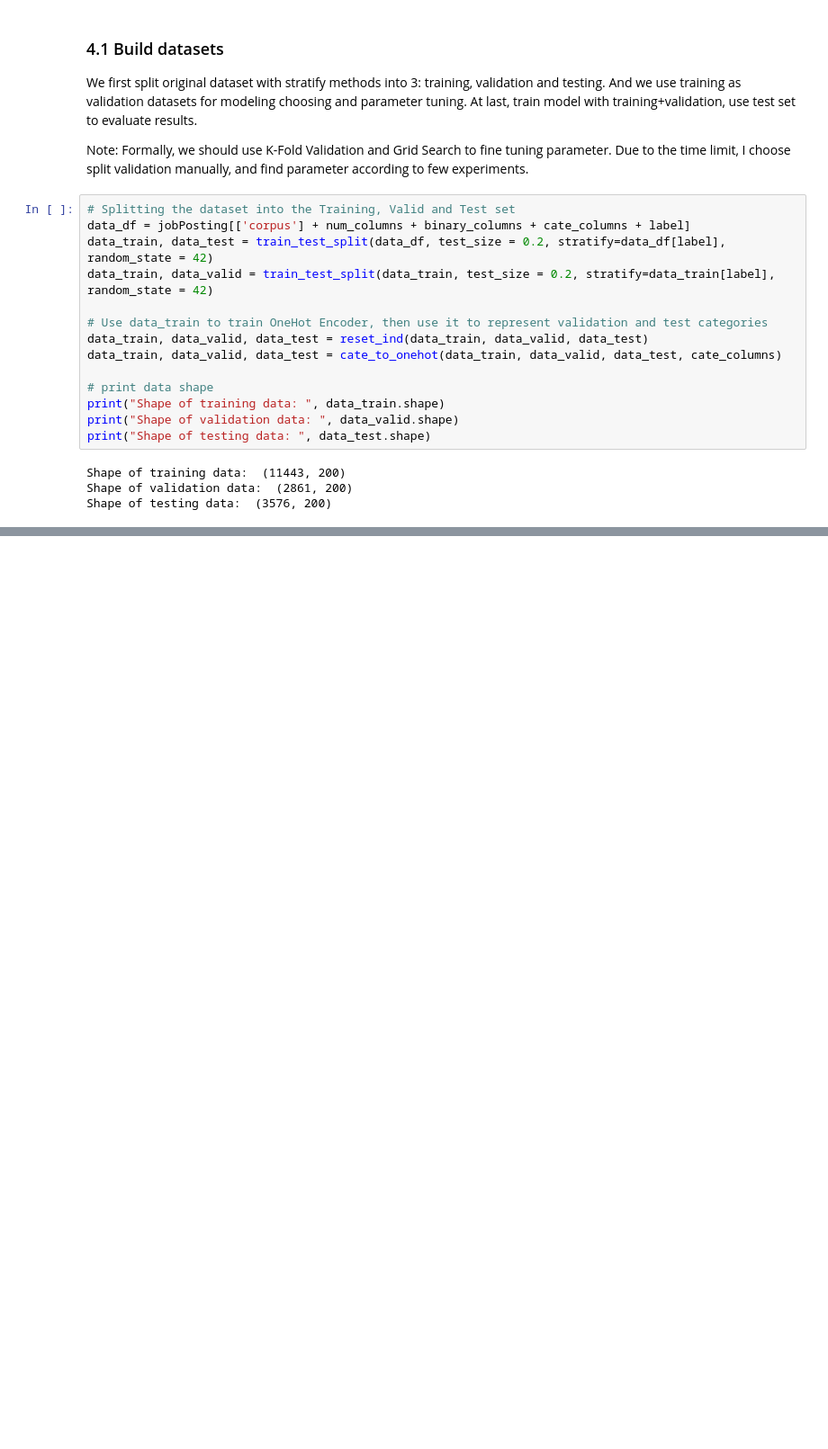
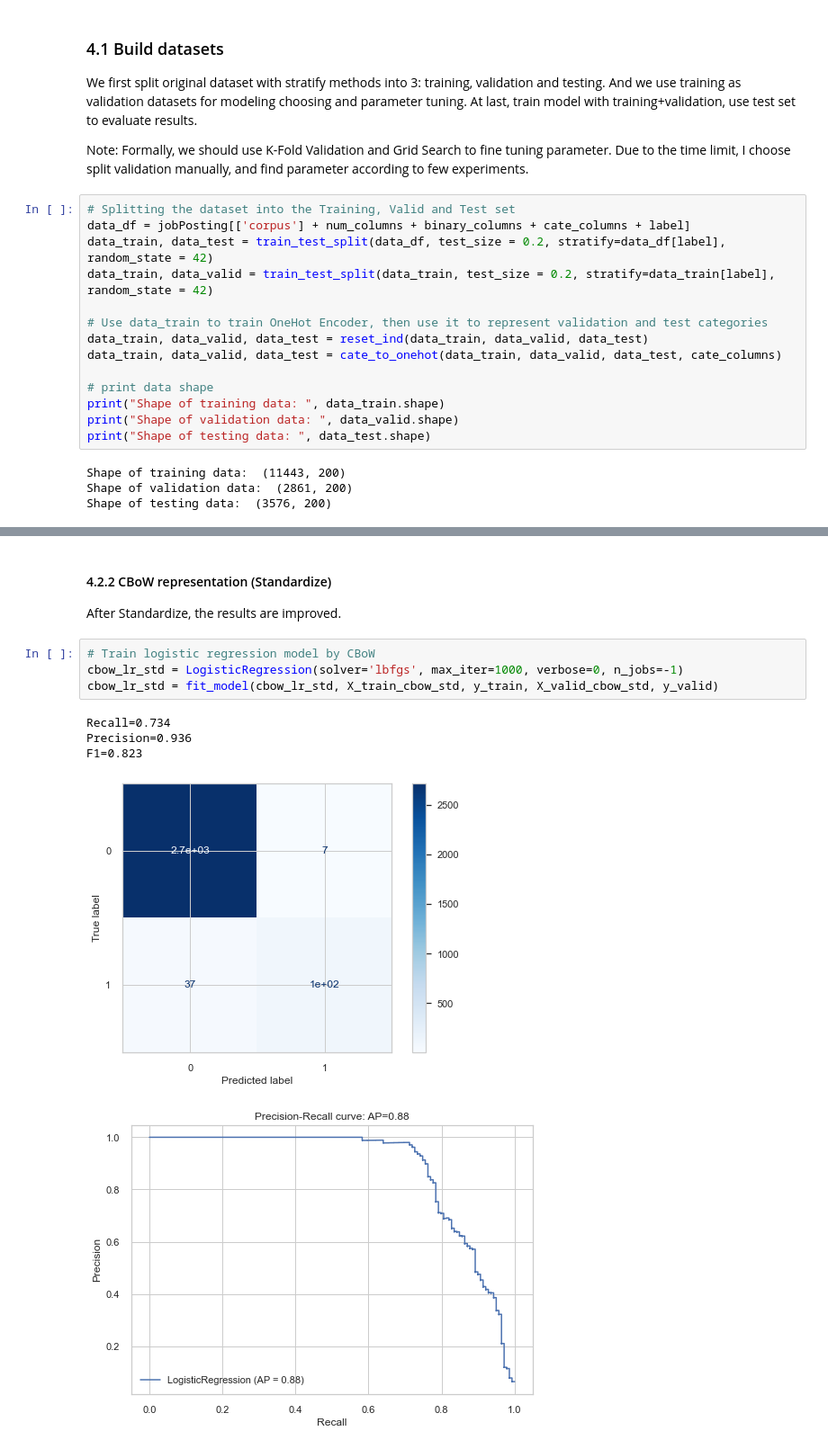
Before and after one commit to sting1000/Fake_JobPosting_Classifier, a Jupyter notebook: Exploration.ipynb, the cells around one changed output, grey strips where cells are left out. Shown at 90% size. Drawn from its saved outputs; the diff is of its cells as text; blank space fills up the shorter version.

```diff
--- a/Exploration.ipynb
+++ b/Exploration.ipynb
@@ -972,0 +495,13 @@ AttributeError: 'ALBERT' object has no attribute 'predict'
+# %% [markdown]
+#### 4.2.2 CBoW representation (Standardize)
+After Standardize, the results are improved.
+# %%
+# Train logistic regression model by CBoW
+cbow_lr_std = LogisticRegression(solver='lbfgs', max_iter=1000, verbose=0, n_jobs=-1)
+cbow_lr_std = fit_model(cbow_lr_std, X_train_cbow_std, y_train, X_valid_cbow_std, y_valid)
+# %% [output]
+Recall=0.734
+Precision=0.936
+F1=0.823
+[figure, added]
+[figure, added]
```
Also changed, not shown: parts of 74 cells of this notebook, 4 other files.
